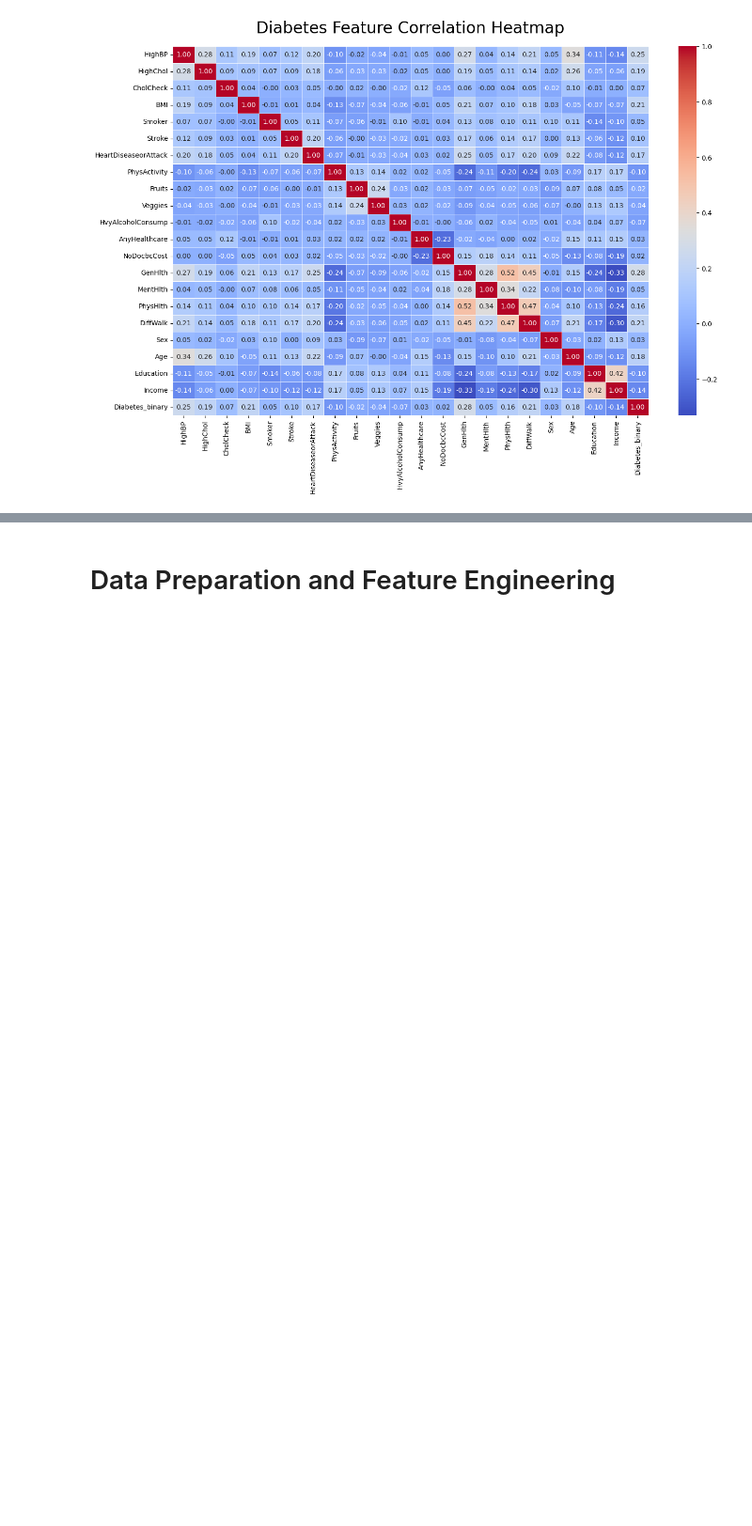
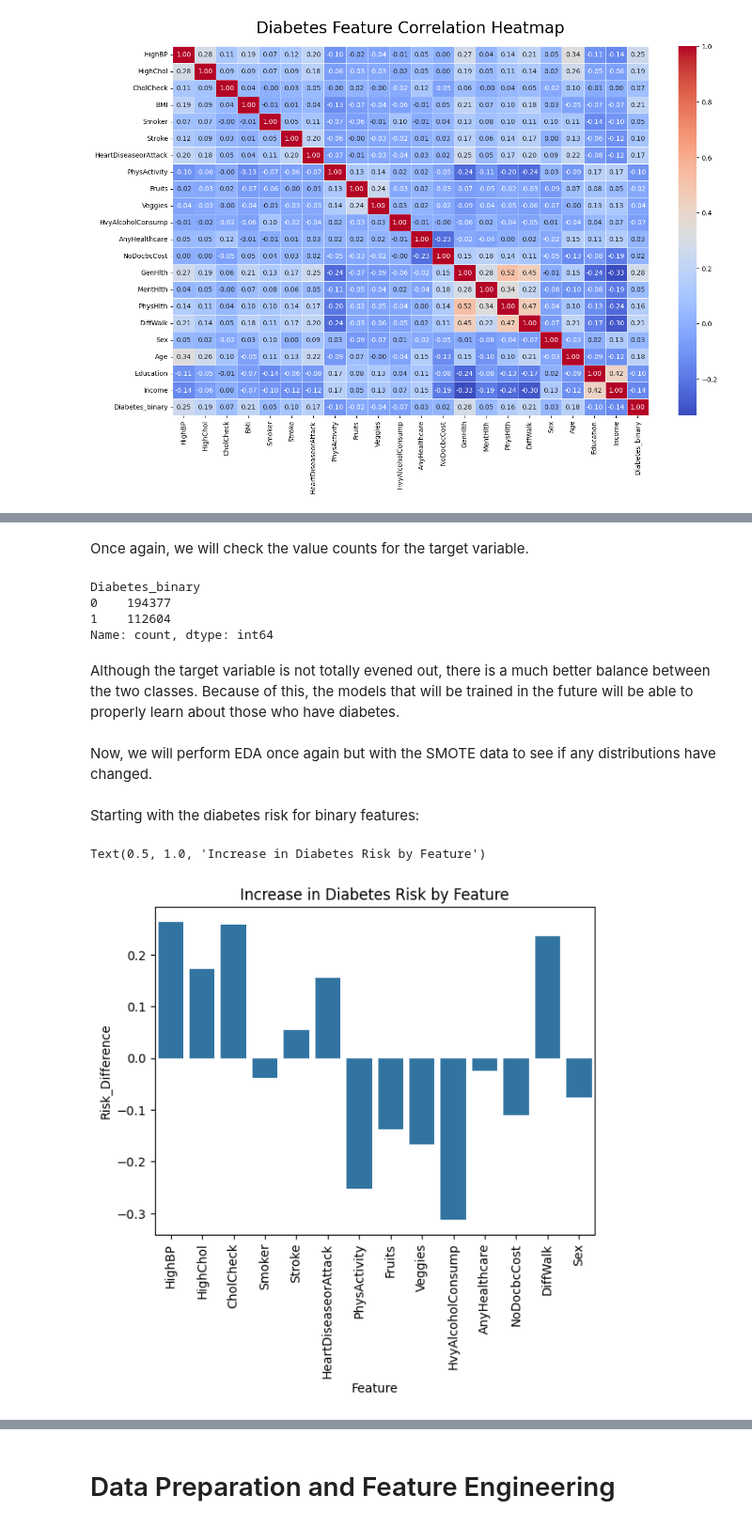
Before and after one commit to Jussttin9/Capstone-Project, a Jupyter notebook: capstone.ipynb, the cells around one changed output, grey strips where cells are left out. Shown at 94% size. Drawn from its saved outputs; the diff is of its cells as text; code cells hidden in the pictures; blank space fills up the shorter version.

Commit message:
Add comments in notebook file, perform EDA on SMOTE data, update README

```diff
--- a/capstone.ipynb
+++ b/capstone.ipynb
@@ -219,0 +252,12 @@ plt.show()
+# %%
+# Apply SMOTE
+uci_X = uci_df.drop('Diabetes_binary', axis=1)
+uci_y = uci_df['Diabetes_binary']
+
+smote = SMOTE(sampling_strategy='minority', random_state=42)
+
+uci_X, uci_y = smote.fit_resample(uci_X, uci_y)
+
+# Rebuild DataFrame
+uci_df = pd.DataFrame(uci_X)
+uci_df['Diabetes_binary'] = uci_y
@@ -219,0 +296,32 @@ plt.show()
+# %% [markdown]
+Once again, we will check the value counts for the target variable.
+# %%
+uci_df['Diabetes_binary'].value_counts()
+# %% [output]
+Diabetes_binary
+0    194377
+1    112604
+Name: count, dtype: int64
+# %% [markdown]
+Although the target variable is not totally evened out, there is a much better balance between the two classes. Because of this, the models that will be trained in the future will be able to properly learn about those who have diabetes.
+# %% [markdown]
+Now, we will perform EDA once again but with the SMOTE data to see if any distributions have changed.
+# %% [markdown]
+Starting with the diabetes risk for binary features:
+# %%
+binary_cols = [row for row, type in zip(cdc_diabetes_health_indicators.variables.name, cdc_diabetes_health_indicators.variables.type) if type == 'Binary' and row != 'Diabetes_binary']
+
+diffs = {
+    col: uci_df.groupby(col)["Diabetes_binary"].mean().diff().iloc[-1]
+    for col in binary_cols
+}
+
+plot_df = pd.Series(diffs).reset_index()
+plot_df.columns = ["Feature","Risk_Difference"]
+
+sns.barplot(data=plot_df, x="Feature", y="Risk_Difference")
+plt.xticks(rotation=90)
+plt.title("Increase in Diabetes Risk by Feature")
+# %% [output]
+Text(0.5, 1.0, 'Increase in Diabetes Risk by Feature')
+[figure, added]
```
Also changed, not shown: parts of 51 cells of this notebook, 7 other files.
